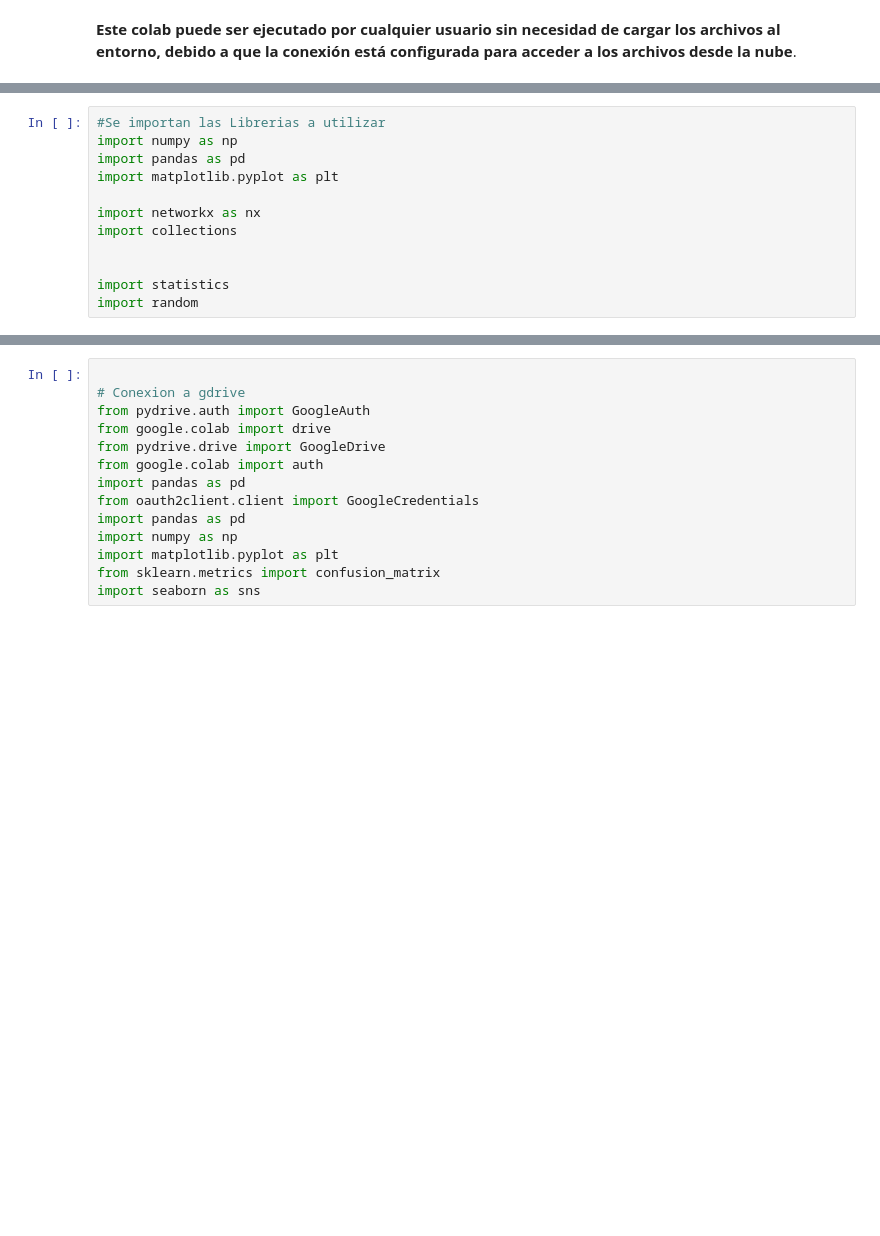
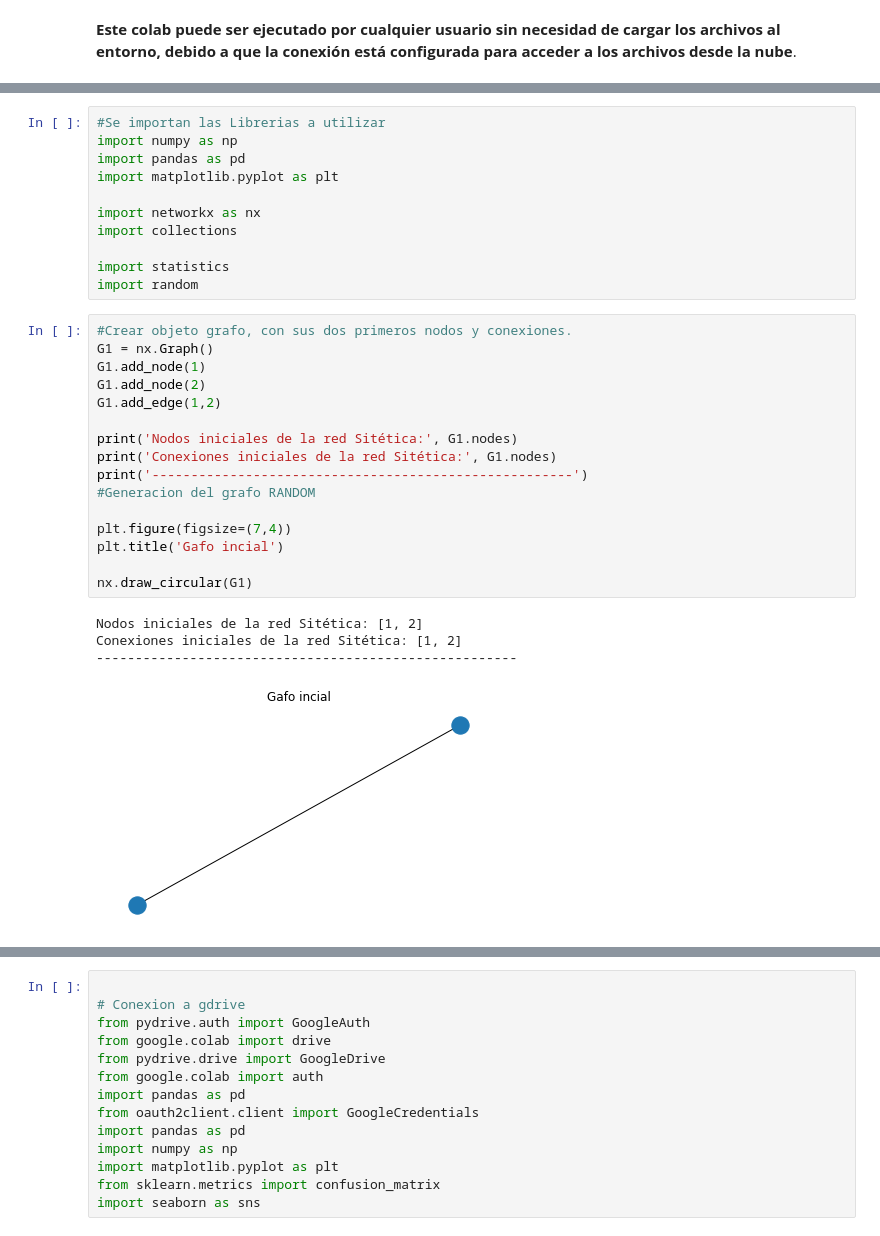
Before and after one commit to jsebastianquiroga/Topicos_analitica, a Jupyter notebook: Notebook/Social_Network_1.ipynb, the cells around one changed output, grey strips where cells are left out. Saved outputs shown, nothing was run; the diff lists cells and outputs as text; blank space fills up the shorter version.

```diff
--- a/Notebook/Social_Network_1.ipynb
+++ b/Notebook/Social_Network_1.ipynb
@@ -61,6 +55,26 @@ import matplotlib.pyplot as plt
 import networkx as nx
 import collections
 
-
 import statistics
 import random
+# %%
+#Crear objeto grafo, con sus dos primeros nodos y conexiones.
+G1 = nx.Graph()
+G1.add_node(1)
+G1.add_node(2)
+G1.add_edge(1,2)
+
+print('Nodos iniciales de la red Sitética:', G1.nodes)
+print('Conexiones iniciales de la red Sitética:', G1.nodes)
+print('------------------------------------------------------')
+#Generacion del grafo RANDOM
+
+plt.figure(figsize=(7,4))
+plt.title('Gafo incial')
+
+nx.draw_circular(G1)
+# %% [output]
+Nodos iniciales de la red Sitética: [1, 2]
+Conexiones iniciales de la red Sitética: [1, 2]
+------------------------------------------------------
+[figure, added]
```
Also changed, not shown: parts of 7 cells of this notebook.
